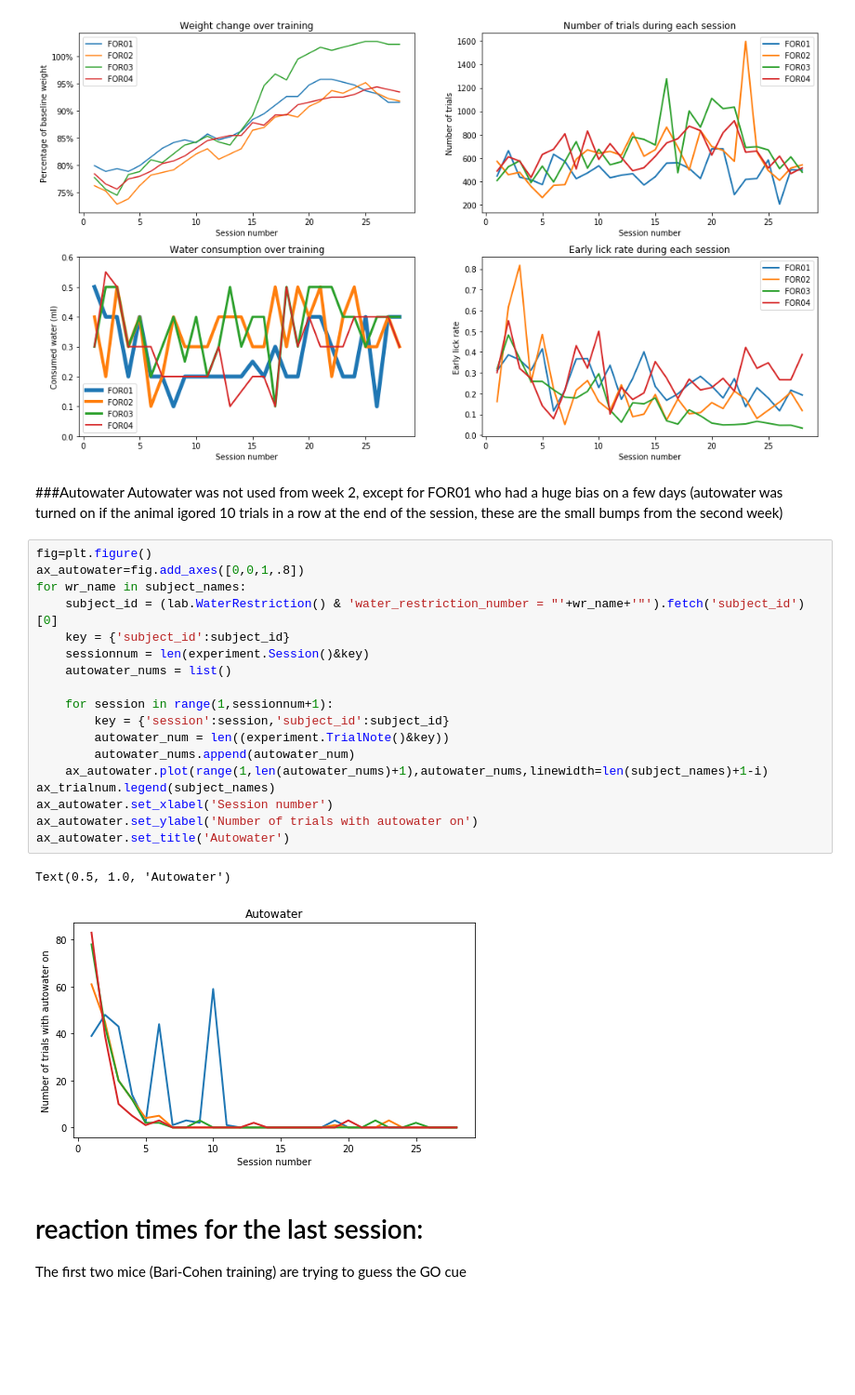
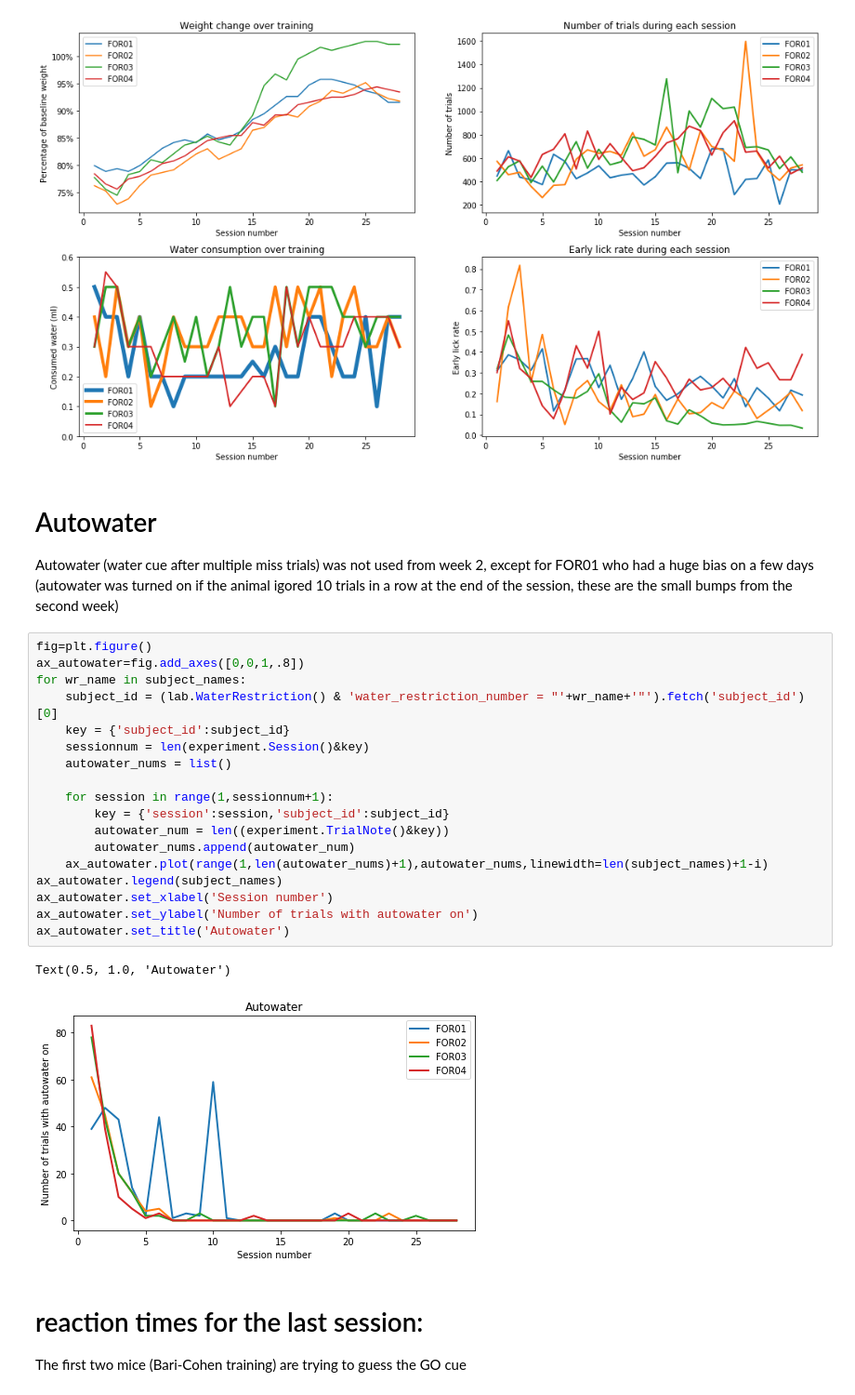
Before and after one commit to rozmar/DataPipeline, a Jupyter notebook: foraging_analysis.ipynb, the cells around one changed output. Shown at 93% size. Drawn from its saved outputs; the diff is of its cells as text; blank space fills up the shorter version.

```diff
--- a/foraging_analysis.ipynb
+++ b/foraging_analysis.ipynb
@@ -71,30 +71,30 @@ ax_earlylick.set_title('Early lick rate during each session')
 Text(0.5, 1.0, 'Early lick rate during each session')
 [figure]
 # %% [markdown]
-###Autowater
-Autowater was not used from week 2, except for FOR01 who had a huge bias on a few days
+# Autowater
+Autowater (water cue after multiple miss trials) was not used from week 2, except for FOR01 who had a huge bias on a few days
 (autowater was turned on if the animal igored 10 trials in a row at the end of the session, these are the small bumps from the second week)
 # %%
 fig=plt.figure()
 ax_autowater=fig.add_axes([0,0,1,.8])
 for wr_name in subject_names:
     subject_id = (lab.WaterRestriction() & 'water_restriction_number = "'+wr_name+'"').fetch('subject_id')[0]
     key = {'subject_id':subject_id}
     sessionnum = len(experiment.Session()&key)
     autowater_nums = list()
 
     for session in range(1,sessionnum+1):
         key = {'session':session,'subject_id':subject_id}
         autowater_num = len((experiment.TrialNote()&key))
         autowater_nums.append(autowater_num)
     ax_autowater.plot(range(1,len(autowater_nums)+1),autowater_nums,linewidth=len(subject_names)+1-i)
-ax_trialnum.legend(subject_names)
+ax_autowater.legend(subject_names)
 ax_autowater.set_xlabel('Session number')
 ax_autowater.set_ylabel('Number of trials with autowater on')
 ax_autowater.set_title('Autowater')
 # %% [output]
 Text(0.5, 1.0, 'Autowater')
-[figure, old version]
+[figure, new version]
 # %% [markdown]
 # reaction times for the last session:
 The first two mice (Bari-Cohen training) are trying to guess the GO cue
```
Also changed, not shown: parts of 4 cells of this notebook.
